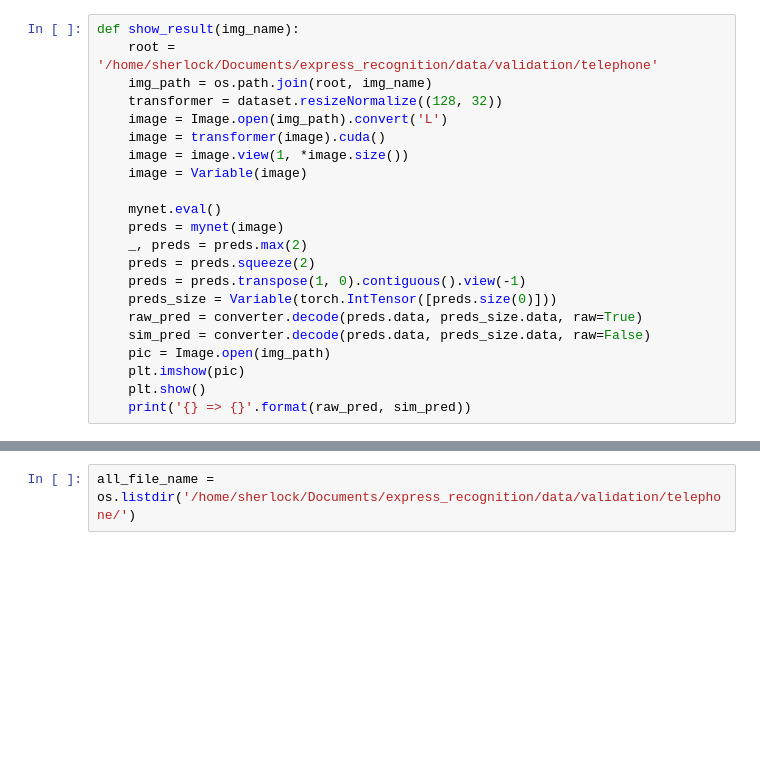
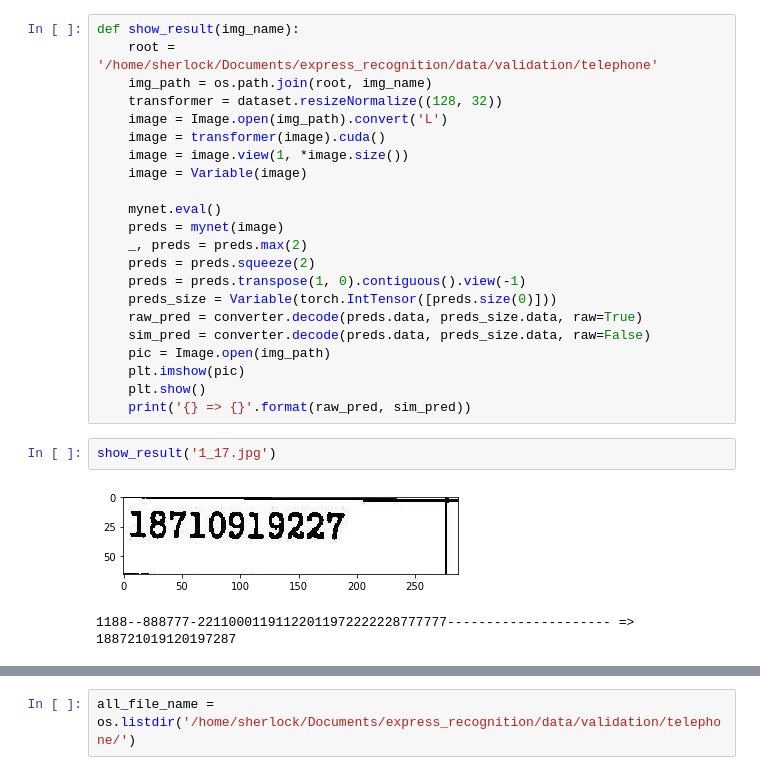
Before and after one commit to leezqcst/express_recognition, a Jupyter notebook: model/crnn/visualize.ipynb, the cells around one changed output, grey strips where cells are left out. Drawn from its saved outputs; the diff is of its cells as text; blank space fills up the shorter version.

```diff
--- a/model/crnn/visualize.ipynb
+++ b/model/crnn/visualize.ipynb
@@ -42,3 +42,8 @@ def show_result(img_name):
     plt.imshow(pic)
     plt.show()
     print('{} => {}'.format(raw_pred, sim_pred))
+# %%
+show_result('1_17.jpg')
+# %% [output]
+[figure, added]
+1188--888777-22110001191122011972222228777777--------------------- => 188721019120197287
```
Also changed, not shown: parts of 3 cells of this notebook, 1 other file.
